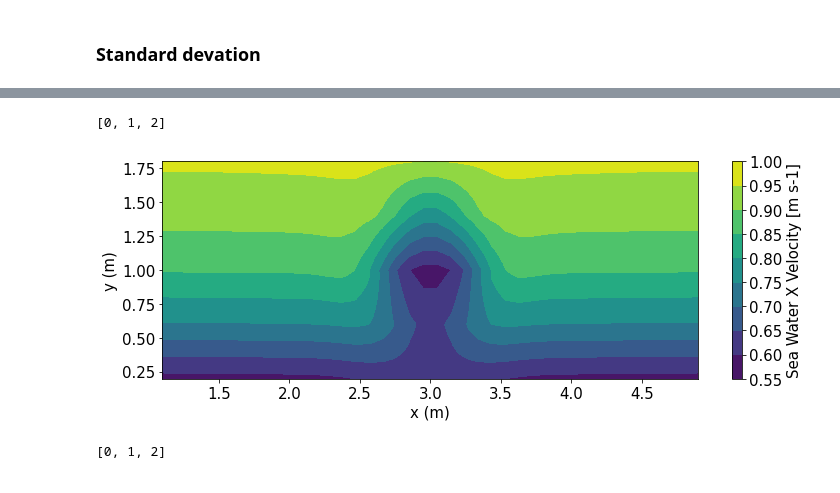
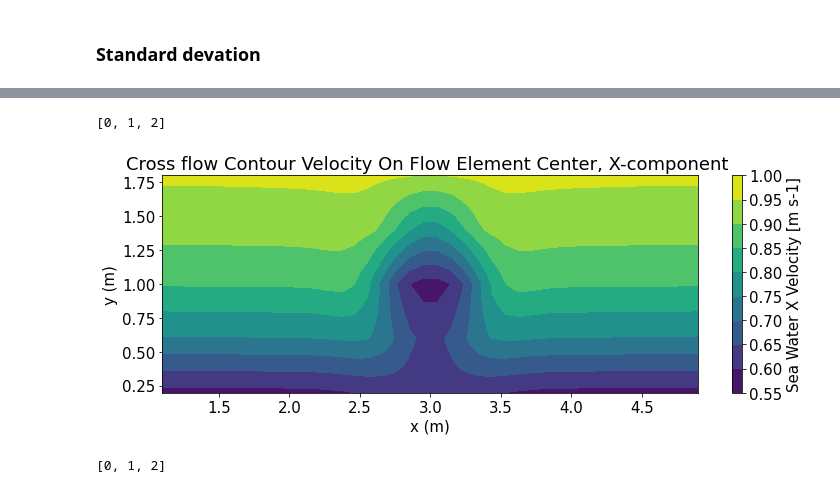
Before and after one commit to browniea/Delft3D_verify, a Jupyter notebook: Delft3d_verify.ipynb, the cells around one changed output, grey strips where cells are left out. Cells and saved outputs as stored; diff of their text form; code cells hidden in the pictures.

```diff
--- a/Delft3d_verify.ipynb
+++ b/Delft3d_verify.ipynb
@@ -273,35 +275,35 @@ sample_points = d3d.create_points(x_sample, y_samples, z_samples)
 contour_variable = interp.griddata(var_data_df[['x','y','z']],
                                     var_data_df[variable],
                                     sample_points[['x','y','z']])
 
 idx= np.where(np.isnan(contour_variable))
 
 if len(idx[0]):
     for i in idx[0]:
                contour_variable[i]= interp.griddata(var_data_df[['x','y','z']],
                                 var_data_df[variable],
                                 [sample_points['x'][i],sample_points['y'][i], sample_points['z'][i]],
                                 method='nearest')
 
 
 # Plotting
 Type= 'Contour'
 plt.figure(figsize=(12,4))
 contour_plot = plt.tricontourf(sample_points.y,sample_points.z,contour_variable)
 
 plt.xlabel('x (m)')
 plt.ylabel('y (m)')
 title_name= f'{d3d_data.variables[variable].long_name}'
 title_label=' '.join([x.capitalize() for x in title_name.split(' ')])
-#plt.title(f'{Type} {title_label} \n  Layer: {layer}')
+plt.title(f'Cross flow { Type} {title_label} ')
 
 cbar= plt.colorbar(contour_plot)
 cbar_name= f'{d3d_data.variables[variable].standard_name}'
 cbar_label=' '.join([x.capitalize() for x in cbar_name.split('_')])
 cbar.set_label(f'{cbar_label} [{d3d_data.variables[variable].units}]')
 # %% [output]
 [0, 1, 2]
-[figure, old version]
+[figure, new version]
 # %%
 x_sample = np.linspace(xmin, xmax, num=100)
 y_samples = np.mean([ymin,ymax])
```
Also changed, not shown: parts of 5 cells of this notebook.
